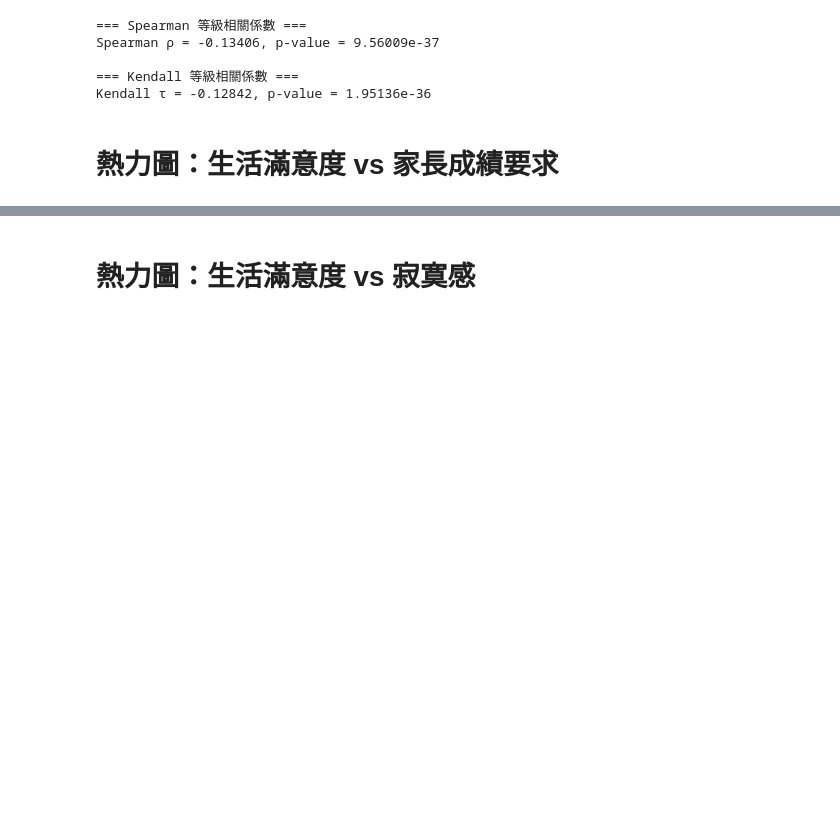
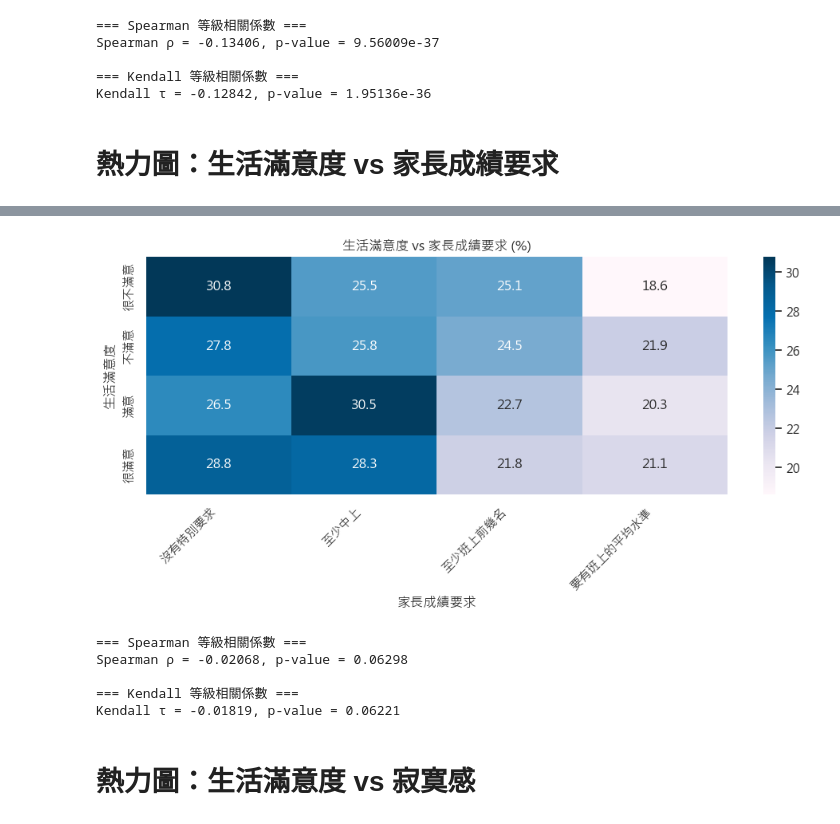
Before and after one commit to HYHsiao0625/tigps_analysis, a Jupyter notebook: src/target4.ipynb, the cells around one changed output, grey strips where cells are left out. Saved outputs shown, nothing was run; the diff lists cells and outputs as text; code cells hidden in the pictures; blank space fills up the shorter version.

Commit message:
target4 最後版 (改了家長成績要求圖表)

```diff
--- a/src/target4.ipynb
+++ b/src/target4.ipynb
@@ -378,3 +232,78 @@ Kendall τ = -0.01819, p‐value = 0.06221
+# %%
+# Cell 3: 生活滿意度 vs 家長對你的學業成績有些甚麼要求?
+import pandas as pd
+import seaborn as sns
+import matplotlib.pyplot as plt
+import scipy.stats as stats
+from scipy.stats import spearmanr, kendalltau
+
+invalid_vals = ["系統遺漏值", "此卷未答", "拒答"]
+target_col = "整體來說,你對自己的生活感到滿意嗎?_as62"
+col = "家長對你的學業成績有些甚麼要求?"
+
+# 1. 過濾無效值
+df_tmp = df_s.copy()
+df_tmp = df_tmp[~df_tmp[target_col].isin(invalid_vals)]
+df_tmp = df_tmp[~df_tmp[col].isin(invalid_vals)]
+
+# 2. 只保留「沒有特別要求」、「要有班上的平均水準」、「至少中上」、「至少班上前幾名」
+valid_reqs = ["沒有特別要求", "要有班上的平均水準", "至少中上", "至少班上前幾名"]
+df_tmp = df_tmp[df_tmp[col].isin(valid_reqs)]
+
+# 3. 繪製熱力圖 (百分比列聯表)
+ctab = pd.crosstab(df_tmp[target_col], df_tmp[col], normalize="index") * 100
+new_order = ["很不滿意", "不滿意", "滿意", "很滿意"]
+ctab = ctab.reindex(new_order)
+
+sns.set(style="whitegrid", font="Microsoft JhengHei")
+plt.figure(figsize=(10, 5))
+sns.heatmap(ctab, annot=True, fmt=".1f", cmap="PuBu")
+plt.title("生活滿意度 vs 家長成績要求 (%)")
+plt.ylabel("生活滿意度")
+plt.xlabel("家長成績要求")
+plt.xticks(rotation=45, ha="right")
+plt.tight_layout()
+plt.show()
+
+# 4. 計算 Spearman ρ 與 Kendall τ
+# （a）「已經在 df_tmp 只包含 valid_reqs 且去除無效值」
+df_corr = df_tmp.copy()
+
+# （b）建立映射字典，將「家長成績要求」由低到高編成數值
+req_map = {
+    "沒有特別要求":       1,
+    "要有班上的平均水準": 2,
+    "至少中上":           3,
+    "至少班上前幾名":     4
+}
+satisfaction_map = {
+    "很不滿意": 1,
+    "不滿意":   2,
+    "滿意":     3,
+    "很滿意":   4
+}
+
+df_corr["滿意度_數值"]    = df_corr[target_col].map(satisfaction_map)
+df_corr["家長要求_數值"] = df_corr[col].map(req_map)
+
+# （c）Spearman 等級相關
+rho, p_spearman = spearmanr(df_corr["滿意度_數值"], df_corr["家長要求_數值"])
+
+# （d）Kendall 等級相關
+tau, p_kendall = kendalltau(df_corr["滿意度_數值"], df_corr["家長要求_數值"])
+
+print("=== Spearman 等級相關係數 ===")
+print(f"Spearman ρ = {rho:.5f}, p‐value = {p_spearman:.5f}")
+
+print("\n=== Kendall 等級相關係數 ===")
+print(f"Kendall τ = {tau:.5f}, p‐value = {p_kendall:.5f}")
+# %% [output]
+[figure, added]
+=== Spearman 等級相關係數 ===
+Spearman ρ = -0.02068, p‐value = 0.06298
+
+=== Kendall 等級相關係數 ===
+Kendall τ = -0.01819, p‐value = 0.06221
 # %% [markdown]
 # 熱力圖：生活滿意度 vs 寂寞感
 # %%
```
Also changed, not shown: parts of 5 cells of this notebook.
